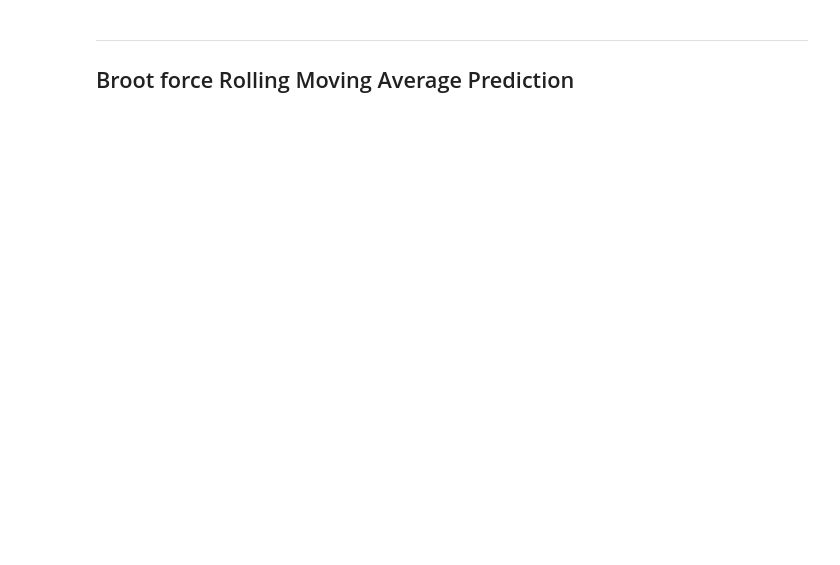
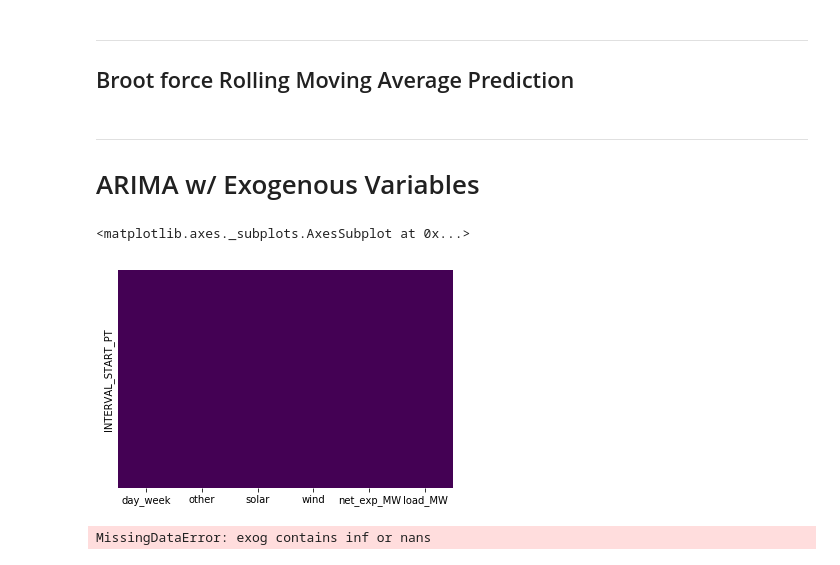
Before and after one commit to Morgan-Sell/caiso-price-forecast, a Jupyter notebook: arima.ipynb, the cells around one changed output. Cells and saved outputs as stored; diff of their text form; code cells hidden in the pictures; blank space fills up the shorter version.

```diff
--- a/arima.ipynb
+++ b/arima.ipynb
@@ -254,21 +263,21 @@ test_df = caiso.iloc[validation_end_mark:, :]
 np15_lmp_train = train_df['$_MWH_np15'].values
 sp15_lmp_train = train_df['$_MWH_sp15']
 zp26_lmp_train = train_df['$_MWH_zp26']
-exog_train = train_df[['day_week', 'other', 'solar', 'wind', 'net_exp_MW', 'load_MW', 'HH_$_mill_BTU']]
+exog_train = train_df[['day_week', 'other', 'solar', 'wind', 'net_exp_MW','load_MW']] #, 'HH_$_mill_BTU'
 train_df_dates = train_df.index
 
 # Validation set
 np15_lmp_val = val_df['$_MWH_np15']
 sp15_lmp_val = val_df['$_MWH_sp15']
 zp26_lmp_val = val_df['$_MWH_zp26']
-exog_val = val_df[['day_week', 'other', 'solar', 'wind', 'net_exp_MW', 'load_MW', 'HH_$_mill_BTU']].values
+exog_val = val_df[['day_week', 'other', 'solar', 'wind', 'load_MW', 'HH_$_mill_BTU']].values
 val_df_dates = val_df.index
 
 # test set
 np15_lmp_test = test_df['$_MWH_np15']
 sp15_lmp_test = test_df['$_MWH_sp15']
 zp26_lmp_test = test_df['$_MWH_zp26']
-exog_test = test_df[['day_week', 'other', 'solar', 'wind', 'net_exp_MW', 'load_MW', 'HH_$_mill_BTU']].values
+exog_test = test_df[['day_week', 'other', 'solar', 'wind', 'load_MW', 'HH_$_mill_BTU']].values
 test_df_dates = test_df.index
 
 # Use lists:
@@ -439,3 +473,21 @@ for t in range(len(zp26_lmp_test)):
 
 error_zp_roll = mean_squared_error(zp26_lmp_test, pred_zp_rolling)
 """
+# %% [markdown]
+---
+# ARIMA w/ Exogenous Variables
+# %%
+sns.heatmap(exog_train.isnull(), yticklabels=False, cbar=False, cmap='viridis')
+# %% [output]
+<matplotlib.axes._subplots.AxesSubplot at 0x...>
+[figure, added]
+# %%
+p2 = 24
+d2 = 1
+q2 = 0
+
+np_arima_exo = ARIMA(endog=np15_lmp_train, order=(p2, d2, q2), freq='H', exog=exog_train).fit()
+sp_arima_exo = ARIMA(endog=sp15_lmp_train, order=(p2, d2, q2), freq='H', exog=exog_train).fit()
+zp_arima_exo = ARIMA(endog=zp26_lmp_train, order=(p2, d2, q2), freq='H', exog=exog_train).fit()
+# %% [output]
+MissingDataError: exog contains inf or nans
```
Also changed, not shown: parts of 5 cells of this notebook.
